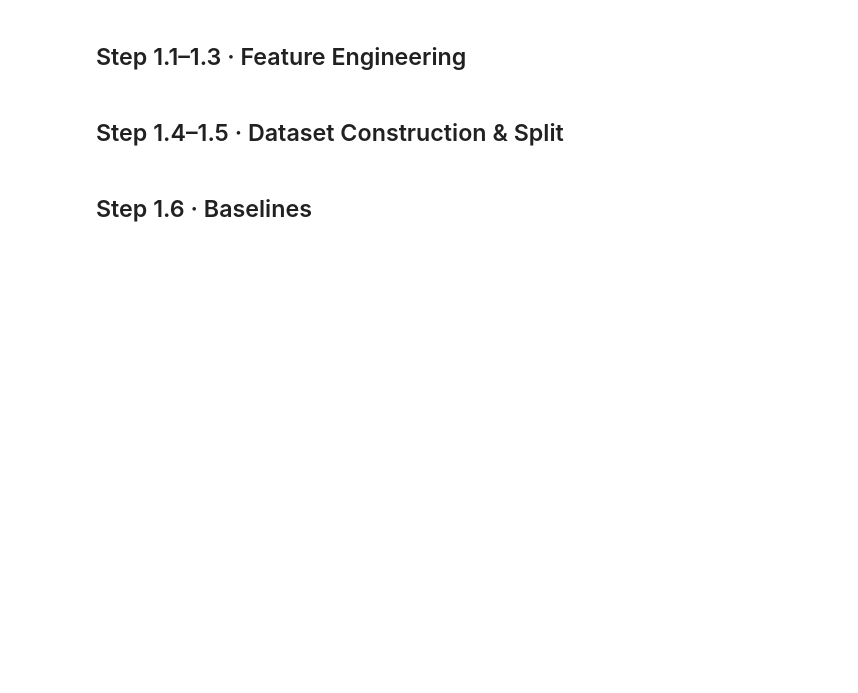
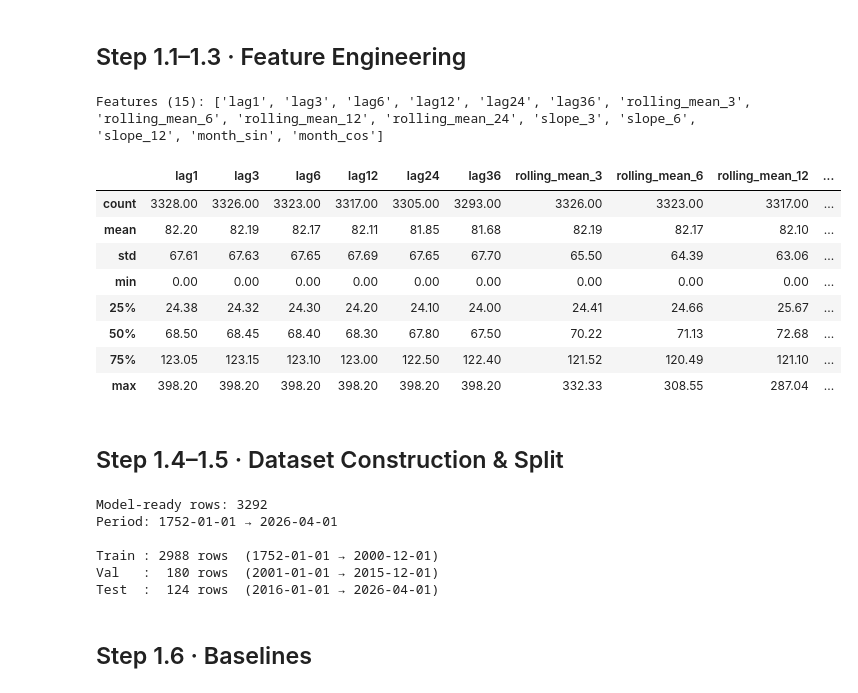
Before and after one commit to anishpitchuka/solar-cycle-prediction, a Jupyter notebook: phase1/phase1_forecasting.ipynb, the cells around one changed output. Saved outputs shown, nothing was run; the diff lists cells and outputs as text; code cells hidden in the pictures; blank space fills up the shorter version.

Commit message:
cleanup: replace phase1 unexecuted one with the executed one

```diff
--- a/phase1/phase1_forecasting.ipynb
+++ b/phase1/phase1_forecasting.ipynb
@@ -41,9 +43,7 @@ print("Imports OK | XGBoost:", HAS_XGB)
 df = pd.read_csv("SN_monthly_clean.csv", parse_dates=["Date"])
 df = df.sort_values("Date").reset_index(drop=True)
 
-# Use SN_clean (sentinels already replaced with NaN)
-# For modelling, forward-fill the handful of NaNs (early record gaps)
-df["SN_clean"] = df["SN_clean"].fillna(method="ffill")
+df["SN_clean"] = df["SN_clean"].ffill()
 
 print(f"Shape : {df.shape}")
 print(f"Period: {df['Date'].iloc[0].date()} → {df['Date'].iloc[-1].date()}")
@@ -66,34 +77,46 @@ def make_slope(series, window):
         y_mean = y.mean()
         slopes[i] = ((x - x_mean) * (y - y_mean)).sum() / denom
     return slopes
 
 sn = df["SN_clean"].copy()
 
 # 1.1 Lag features
 for lag in [1, 3, 6, 12, 24, 36]:
     df[f"lag{lag}"] = sn.shift(lag)
 
 # 1.2 Rolling mean features
 for w in [3, 6, 12, 24]:
     df[f"rolling_mean_{w}"] = sn.shift(1).rolling(w).mean()
 
 # 1.3 Trend / slope features
 for w in [3, 6, 12]:
-    df[f"slope_{w}"] = make_slope(sn.shift(1).fillna(method="bfill"), w)
+    df[f"slope_{w}"] = make_slope(sn.shift(1).bfill(), w)
+
 
 # Calendar features (helps capture solar-cycle seasonality at multi-year scale)
 df["month_sin"] = np.sin(2 * np.pi * df["Date"].dt.month / 12)
 df["month_cos"] = np.cos(2 * np.pi * df["Date"].dt.month / 12)
 
 feature_cols = (
     [f"lag{l}" for l in [1,3,6,12,24,36]] +
     [f"rolling_mean_{w}" for w in [3,6,12,24]] +
     [f"slope_{w}" for w in [3,6,12]] +
     ["month_sin", "month_cos"]
 )
 
 print(f"Features ({len(feature_cols)}): {feature_cols}")
 df[feature_cols].describe().round(2)
+# %% [output]
+Features (15): ['lag1', 'lag3', 'lag6', 'lag12', 'lag24', 'lag36', 'rolling_mean_3', 'rolling_mean_6', 'rolling_mean_12', 'rolling_mean_24', 'slope_3', 'slope_6', 'slope_12', 'month_sin', 'month_cos']
+|  | lag1 | lag3 | lag6 | lag12 | lag24 | lag36 | rolling_mean_3 | rolling_mean_6 | rolling_mean_12 | ... |
+| count | 3328.00 | 3326.00 | 3323.00 | 3317.00 | 3305.00 | 3293.00 | 3326.00 | 3323.00 | 3317.00 | ... |
+| mean | 82.20 | 82.19 | 82.17 | 82.11 | 81.85 | 81.68 | 82.19 | 82.17 | 82.10 | ... |
+| std | 67.61 | 67.63 | 67.65 | 67.69 | 67.65 | 67.70 | 65.50 | 64.39 | 63.06 | ... |
+| min | 0.00 | 0.00 | 0.00 | 0.00 | 0.00 | 0.00 | 0.00 | 0.00 | 0.00 | ... |
+| 25% | 24.38 | 24.32 | 24.30 | 24.20 | 24.10 | 24.00 | 24.41 | 24.66 | 25.67 | ... |
+| 50% | 68.50 | 68.45 | 68.40 | 68.30 | 67.80 | 67.50 | 70.22 | 71.13 | 72.68 | ... |
+| 75% | 123.05 | 123.15 | 123.10 | 123.00 | 122.50 | 122.40 | 121.52 | 120.49 | 121.10 | ... |
+| max | 398.20 | 398.20 | 398.20 | 398.20 | 398.20 | 398.20 | 332.33 | 308.55 | 287.04 | ... |
 # %% [markdown]
 ## Step 1.4–1.5 · Dataset Construction & Split
 # %%
@@ -124,6 +147,13 @@ y_test  = model_df.loc[test_mask, "target"].values
 print(f"\nTrain : {X_train.shape[0]:4d} rows  ({model_df.loc[train_mask,'Date'].iloc[0].date()} → {model_df.loc[train_mask,'Date'].iloc[-1].date()})")
 print(f"Val   : {X_val.shape[0]:4d} rows  ({model_df.loc[val_mask,'Date'].iloc[0].date()} → {model_df.loc[val_mask,'Date'].iloc[-1].date()})")
 print(f"Test  : {X_test.shape[0]:4d} rows  ({model_df.loc[test_mask,'Date'].iloc[0].date()} → {model_df.loc[test_mask,'Date'].iloc[-1].date()})")
+# %% [output]
+Model-ready rows: 3292
+Period: 1752-01-01 → 2026-04-01
+
+Train : 2988 rows  (1752-01-01 → 2000-12-01)
+Val   :  180 rows  (2001-01-01 → 2015-12-01)
+Test  :  124 rows  (2016-01-01 → 2026-04-01)
 # %%
 def evaluate(name, y_true, y_pred):
     mae  = mean_absolute_error(y_true, y_pred)
```
Also changed, not shown: parts of 12 cells of this notebook, 1 other file.
